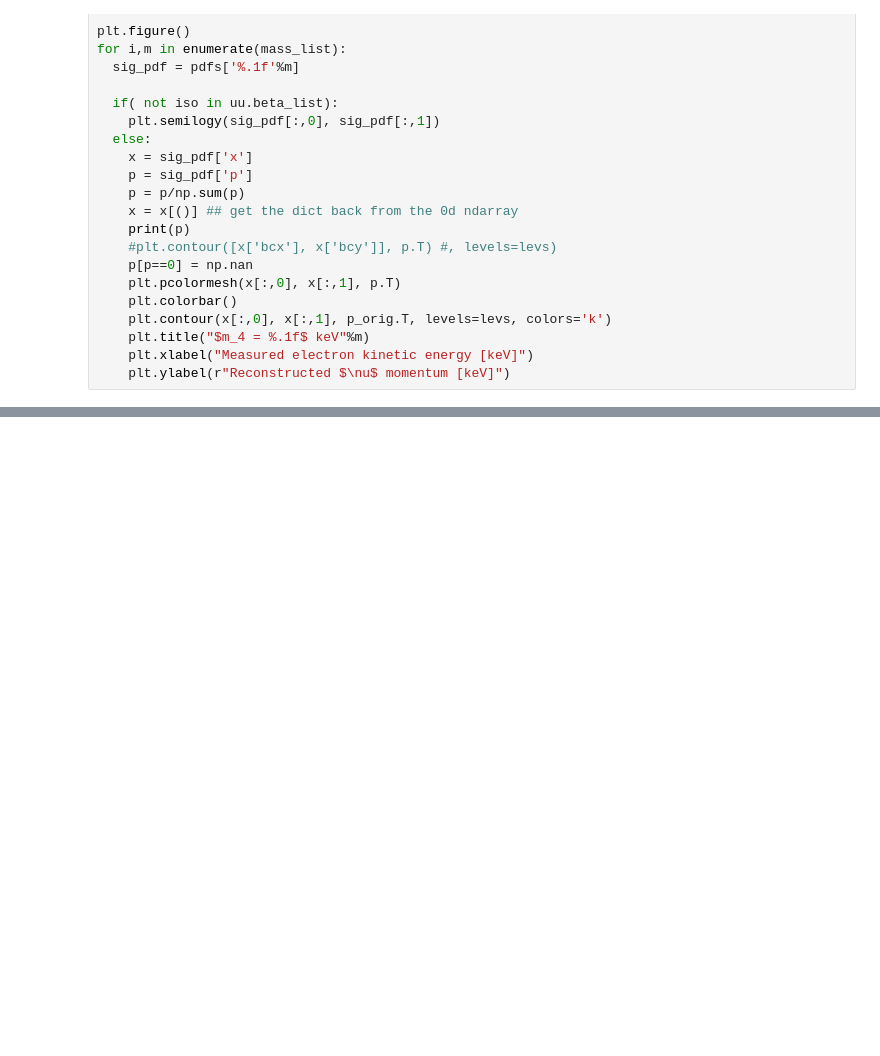
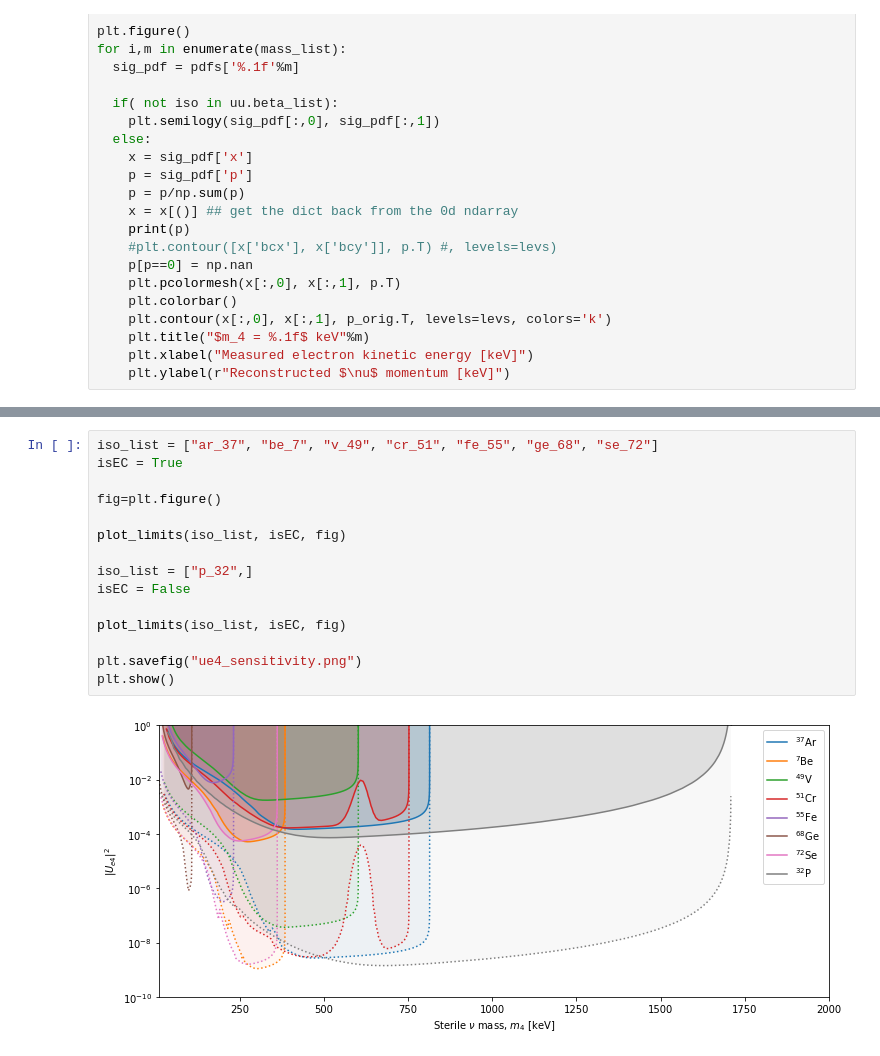
Before and after one commit to Moore-Lab/composite_DM, a Jupyter notebook: steriles/plot_pdfs.ipynb, the cells around one changed output, grey strips where cells are left out. Saved outputs shown, nothing was run; the diff lists cells and outputs as text; blank space fills up the shorter version.

```diff
--- a/steriles/plot_pdfs.ipynb
+++ b/steriles/plot_pdfs.ipynb
@@ -173,0 +181,17 @@ plt.show()
+# %%
+iso_list = ["ar_37", "be_7", "v_49", "cr_51", "fe_55", "ge_68", "se_72"]
+isEC = True
+
+fig=plt.figure()
+
+plot_limits(iso_list, isEC, fig)
+
+iso_list = ["p_32",]
+isEC = False
+
+plot_limits(iso_list, isEC, fig)
+
+plt.savefig("ue4_sensitivity.png")
+plt.show()
+# %% [output]
+[figure, added]
```
Also changed, not shown: parts of 1 cell of this notebook, 3 other files.
